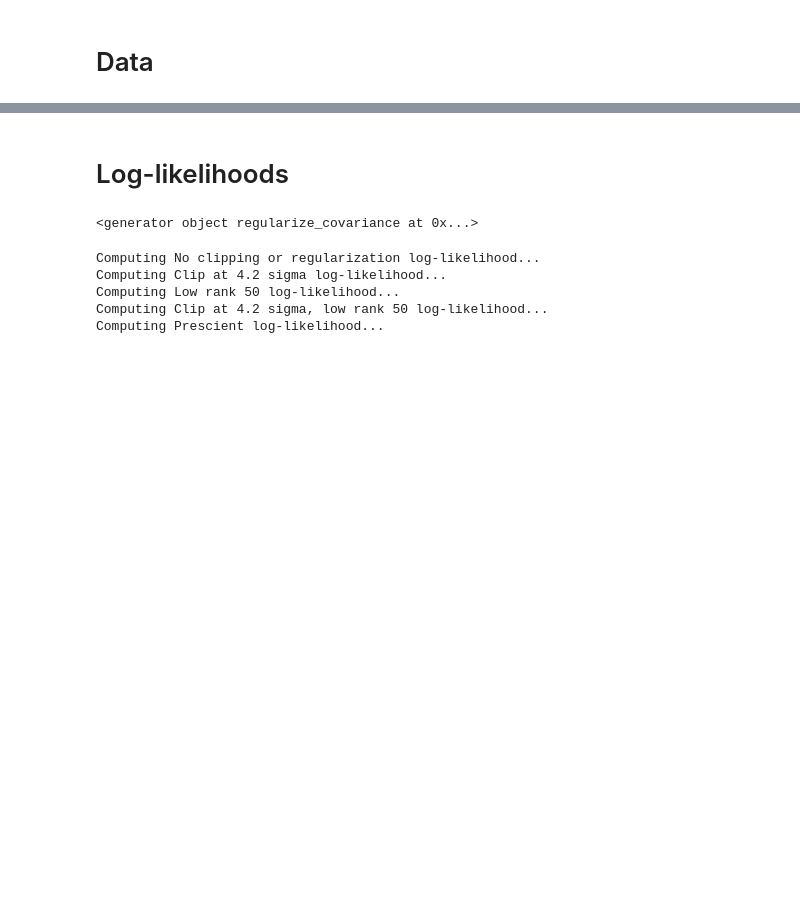
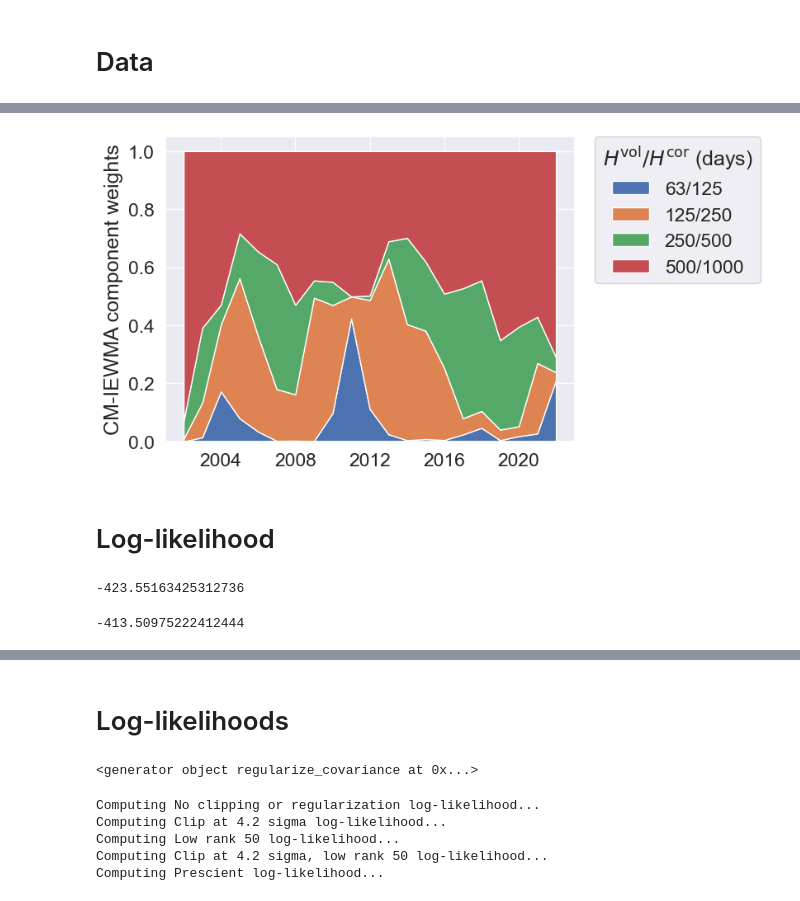
Before and after one commit to cvxgrp/cov_pred_finance, a Jupyter notebook: experiments/extensions/large_universes.ipynb, the cells around one changed output, grey strips where cells are left out. Drawn from its saved outputs; the diff is of its cells as text; code cells hidden in the pictures; blank space fills up the shorter version.

```diff
--- a/experiments/extensions/large_universes.ipynb
+++ b/experiments/extensions/large_universes.ipynb
@@ -15,9 +18,10 @@ The autoreload extension is already loaded. To reload it, use:
 # %% [markdown]
 # Data
 # %%
-data = pd.read_csv("/Users/kasper/Documents/Stanford/Research/Data/SP500/asset_data_2000_to_2023.csv", index_col=0, parse_dates=True)
+# data = pd.read_csv("/Users/kasper/Documents/Stanford/Research/Data/SP500/asset_data_2000_to_2023.csv", index_col=0, parse_dates=True)
 
-data = data.drop(["TICKER", "PERMCO"], axis=1)
-prices = pd.pivot_table(data, values='PRC', index='date', columns='PERMNO', fill_value=None)
-prices.index = pd.to_datetime(prices.index, format="%Y-%m-%d")
-returns = prices.pct_change().dropna(axis=0, how="all")
+# data = data.drop(["TICKER", "PERMCO"], axis=1)
+# prices = pd.pivot_table(data, values='PRC', index='date', columns='PERMNO', fill_value=None)
+# prices.index = pd.to_datetime(prices.index, format="%Y-%m-%d")
+# returns = prices.pct_change().dropna(axis=0, how="all")
+returns = 100*pd.read_csv("../data/returns_large_universe.csv", index_col=0, parse_dates=True)
@@ -23,0 +32,11 @@ returns = prices.pct_change().dropna(axis=0, how="all")
+# %%
+### No mean adjustment
+cm_iewma_pairs = [(63, 125), (125, 250), (250, 500), (500, 1000)]
+
+# CM-IEWMA
+print("Computing IEWMAs")
+iewmas = {f"{pair[0]}-{pair[1]}": list(iterated_ewma(returns, vola_halflife=pair[0], cov_halflife=pair[1], min_periods_vola=63, min_periods_cov=250)) for pair in cm_iewma_pairs}
+Sigmas = {key: {item.time: item.covariance for item in iewma} for key, iewma in iewmas.items()}
+print("Done computing IEWMAs")
+
+results = list(from_sigmas(Sigmas, returns, means=None).solve(window=10))
@@ -23,0 +46,2 @@ returns = prices.pct_change().dropna(axis=0, how="all")
+# %%
+covariance_no_reg = {result.time: result.covariance for result in results}
@@ -23,0 +107,21 @@ returns = prices.pct_change().dropna(axis=0, how="all")
+# %%
+start_date = [*covariance_no_reg.keys()][250]
+end_date = [*covariance_no_reg.keys()][-1]
+# %%
+yearly_weights  = pd.DataFrame(weights).T.resample("Y").mean().loc[start_date:end_date]
+
+plt.stackplot(yearly_weights.index, yearly_weights.values.T, labels=[f"{pair[0]}/{pair[1]}" for pair in cm_iewma_pairs])
+plt.ylabel("CM-IEWMA component weights")
+plt.legend(bbox_to_anchor=(1.05, 1), loc='upper left', borderaxespad=0., title=r"$H^{\mathrm{vol}}/H^{\mathrm{cor}}$ (days)");
+# %% [output]
+[figure, added]
+# %% [markdown]
+# Log-likelihood
+# %%
+log_likelihoods['r=238'].mean()
+# %% [output]
+-423.55163425312736
+# %%
+log_likelihoods['r=237'].loc[start_date:end_date].mean()
+# %% [output]
+-413.50975222412444
```
Also changed, not shown: parts of 22 cells of this notebook, 7 other files.
